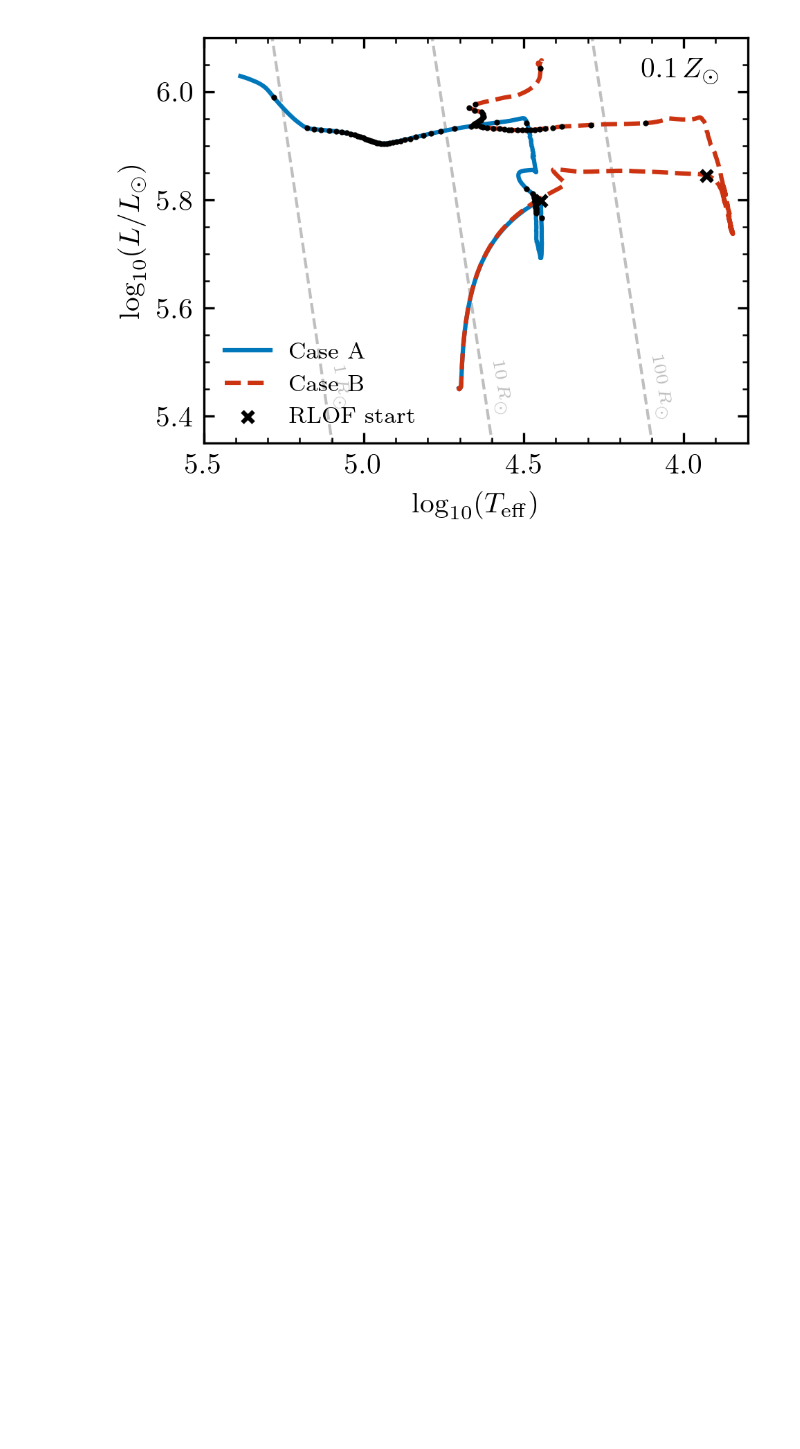
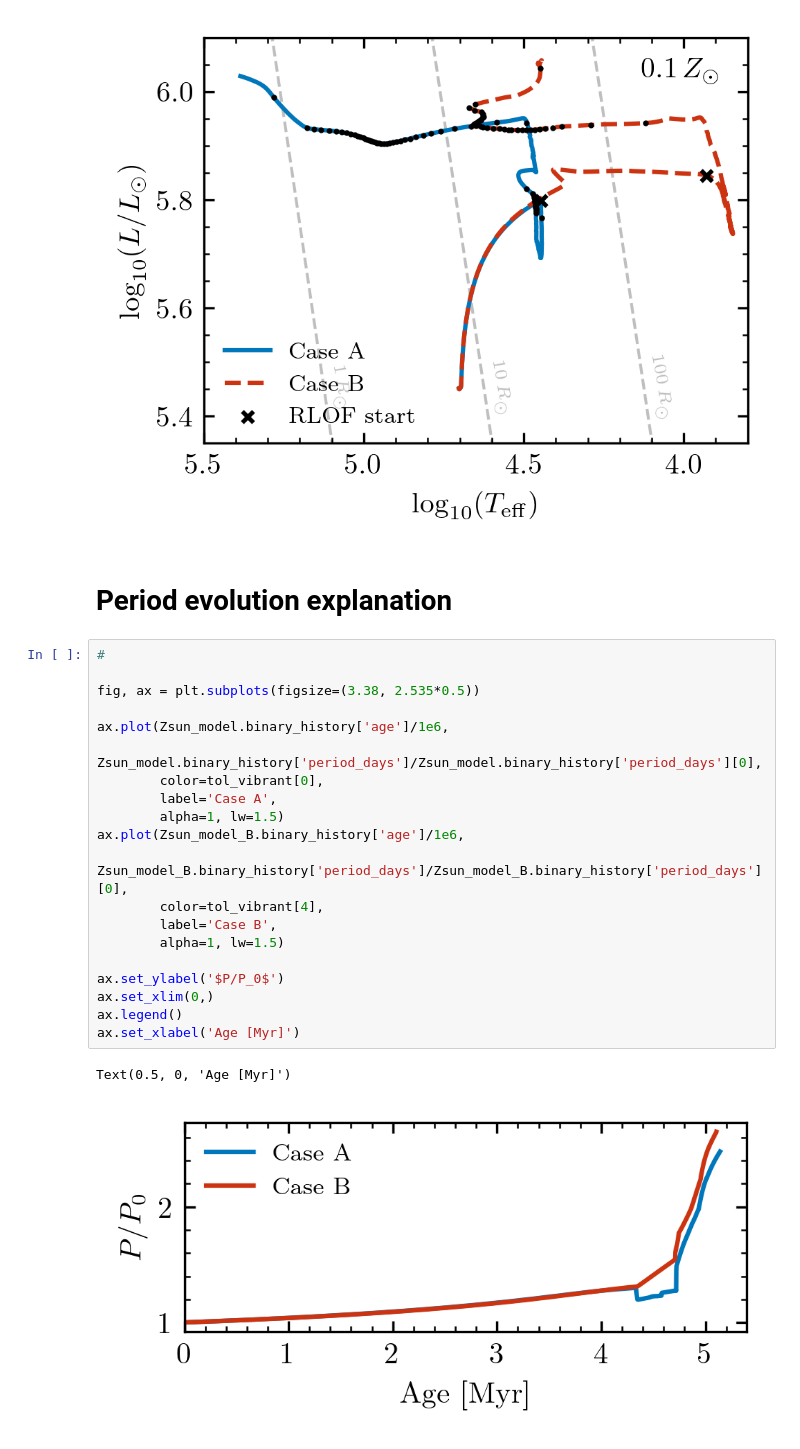
Before and after one commit to maxbriel/WR-populations, a Jupyter notebook: HPC_high_detail_grids/Case_A_and_B_example_models.ipynb, the cells around one changed output. Cells and saved outputs as stored; diff of their text form; blank space fills up the shorter version.

Commit message:
add relative period figure

```diff
--- a/HPC_high_detail_grids/Case_A_and_B_example_models.ipynb
+++ b/HPC_high_detail_grids/Case_A_and_B_example_models.ipynb
@@ -414,3 +414,28 @@ plt.savefig('pdf/HR_0.1Zsun_model.pdf')
 plt.savefig('png/HR_0.1Zsun_model.png', dpi=300)
 # %% [output]
 [figure]
+# %% [markdown]
+# Period evolution explanation
+# %%
+#
+
+fig, ax = plt.subplots(figsize=(3.38, 2.535*0.5))
+
+ax.plot(Zsun_model.binary_history['age']/1e6,
+        Zsun_model.binary_history['period_days']/Zsun_model.binary_history['period_days'][0],
+        color=tol_vibrant[0],
+        label='Case A',
+        alpha=1, lw=1.5)
+ax.plot(Zsun_model_B.binary_history['age']/1e6,
+        Zsun_model_B.binary_history['period_days']/Zsun_model_B.binary_history['period_days'][0],
+        color=tol_vibrant[4],
+        label='Case B',
+        alpha=1, lw=1.5)
+
+ax.set_ylabel('$P/P_0$')
+ax.set_xlim(0,)
+ax.legend()
+ax.set_xlabel('Age [Myr]')
+# %% [output]
+Text(0.5, 0, 'Age [Myr]')
+[figure, added]
```
